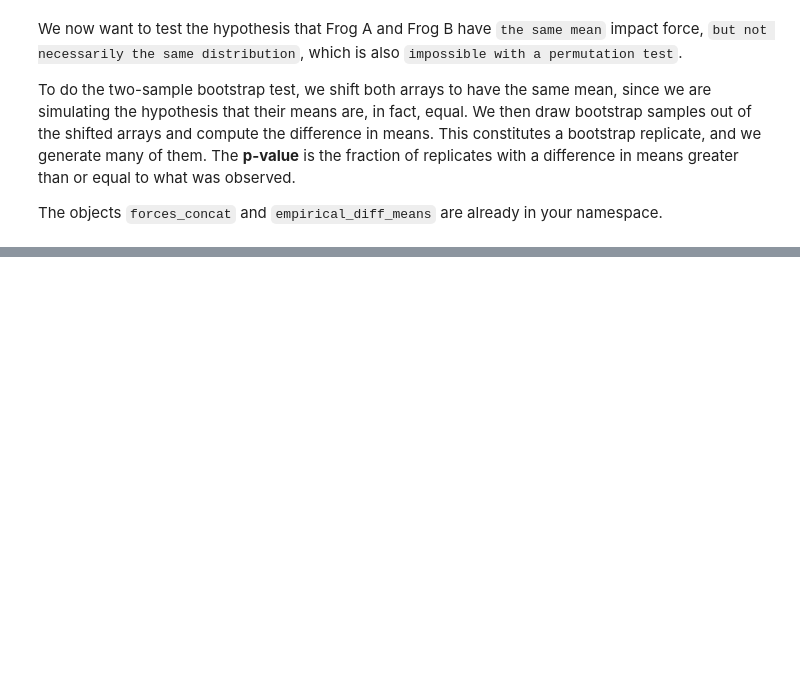
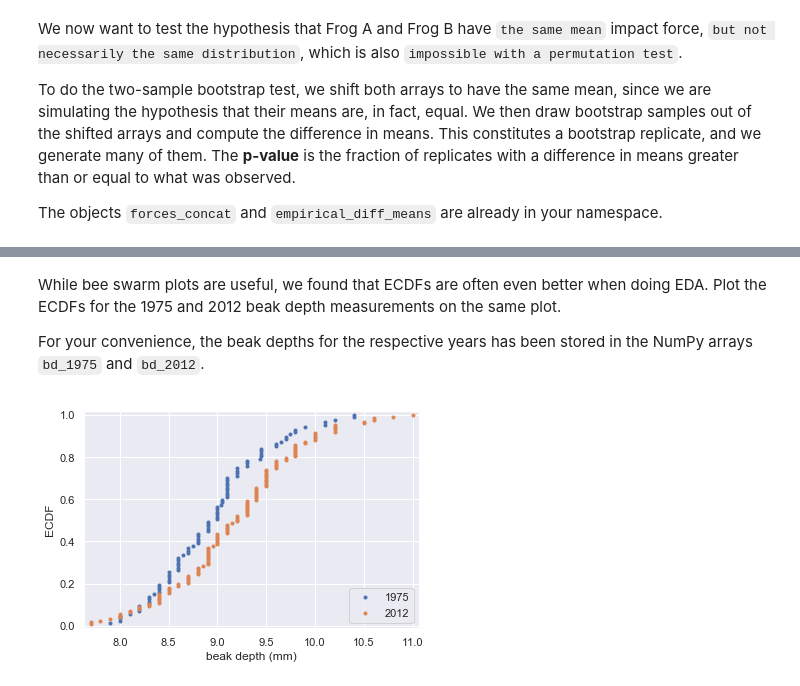
Before and after one commit to ksobczak2501/Data-Scientist-with-Python, a Jupyter notebook: Statistical thinking in Python part 1.ipynb, the cells around one changed output, grey strips where cells are left out. Drawn from its saved outputs; the diff is of its cells as text; code cells hidden in the pictures; blank space fills up the shorter version.

```diff
--- a/Statistical thinking in Python part 1.ipynb
+++ b/Statistical thinking in Python part 1.ipynb
@@ -1210,0 +1390,28 @@ p-value = 0.0038
+# %% [markdown]
+While bee swarm plots are useful, we found that ECDFs are often even better when doing EDA. Plot the ECDFs for the 1975 and 2012 beak depth measurements on the same plot.
+
+For your convenience, the beak depths for the respective years has been stored in the NumPy arrays `bd_1975` and `bd_2012`.
+# %%
+bd_1975 = np.array(df[df['year'] == 1975]['beak_depth'])
+bd_2012 = np.array(df[df['year'] == 2012]['beak_depth'])
+
+# Compute ECDFs
+x_1975, y_1975 = ecdf(bd_1975)
+x_2012, y_2012 = ecdf(bd_2012)
+
+# Plot the ECDFs
+_ = plt.plot(x_1975, y_1975, marker='.', linestyle='none')
+_ = plt.plot(x_2012, y_2012, marker='.', linestyle='none')
+
+# Set margins
+plt.margins(0.02)
+
+# Add axis labels and legend
+_ = plt.xlabel('beak depth (mm)')
+_ = plt.ylabel('ECDF')
+_ = plt.legend(('1975', '2012'), loc='lower right')
+
+# Show the plot
+plt.show()
+# %% [output]
+[figure, added]
```
Also changed, not shown: parts of 52 cells of this notebook.
